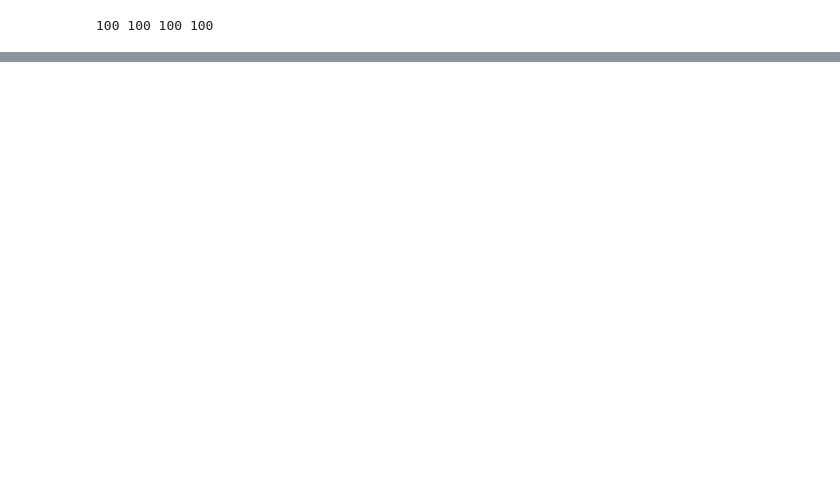
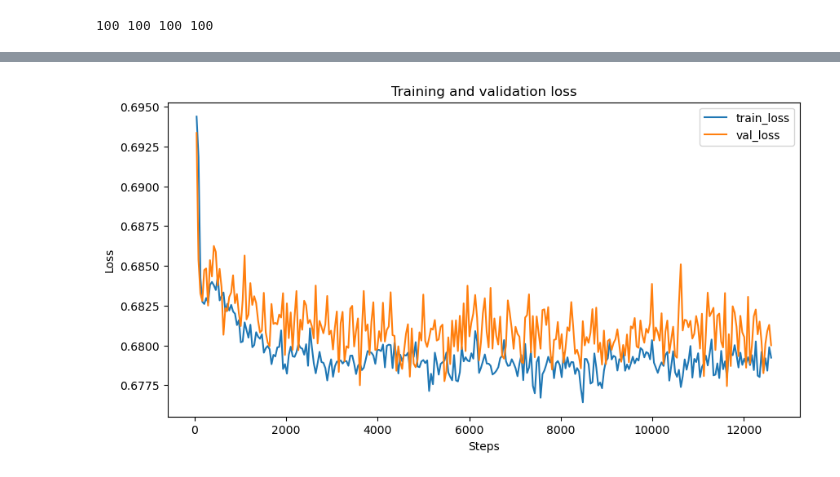
Before and after one commit to TSmolders/DataScience_Thesis, a Jupyter notebook: 1_pretext_task_EEGNet.ipynb, the cells around one changed output, grey strips where cells are left out. Saved outputs shown, nothing was run; the diff lists cells and outputs as text; code cells hidden in the pictures; blank space fills up the shorter version.

```diff
--- a/1_pretext_task_EEGNet.ipynb
+++ b/1_pretext_task_EEGNet.ipynb
@@ -464,0 +676,8 @@ torch.save(pretrained_dict, 'pretext_model_weights.pt')
+# %%
+# load metrics data
+metrics = pd.read_csv(r'D:\Documents\Master_Data_Science\Thesis\thesis_code\DataScience_Thesis\logs\pretext_task\version_3\metrics.csv')
+train_f1_epoch = metrics['train_f1_epoch'].dropna()
+train_loss_epoch = metrics['train_loss_epoch'].dropna()
+val_f1 = metrics['val_f1'].dropna()
+val_loss = metrics['val_loss'].dropna()
+print(len(train_f1_epoch), len(train_loss_epoch), len(val_f1), len(val_loss))
@@ -464,0 +698,12 @@ torch.save(pretrained_dict, 'pretext_model_weights.pt')
+# %%
+# plot training and validation loss  ## QUESTION
+plt.figure(figsize=(10, 5))
+plt.plot(train_loss_epoch, label='train_loss')
+plt.plot(val_loss, label='val_loss')
+plt.xlabel('Steps')
+plt.ylabel('Loss')
+plt.legend()
+plt.title('Training and validation loss')
+plt.show()
+# %% [output]
+[figure, added]
```
Also changed, not shown: parts of 57 cells of this notebook, 27 other files.
